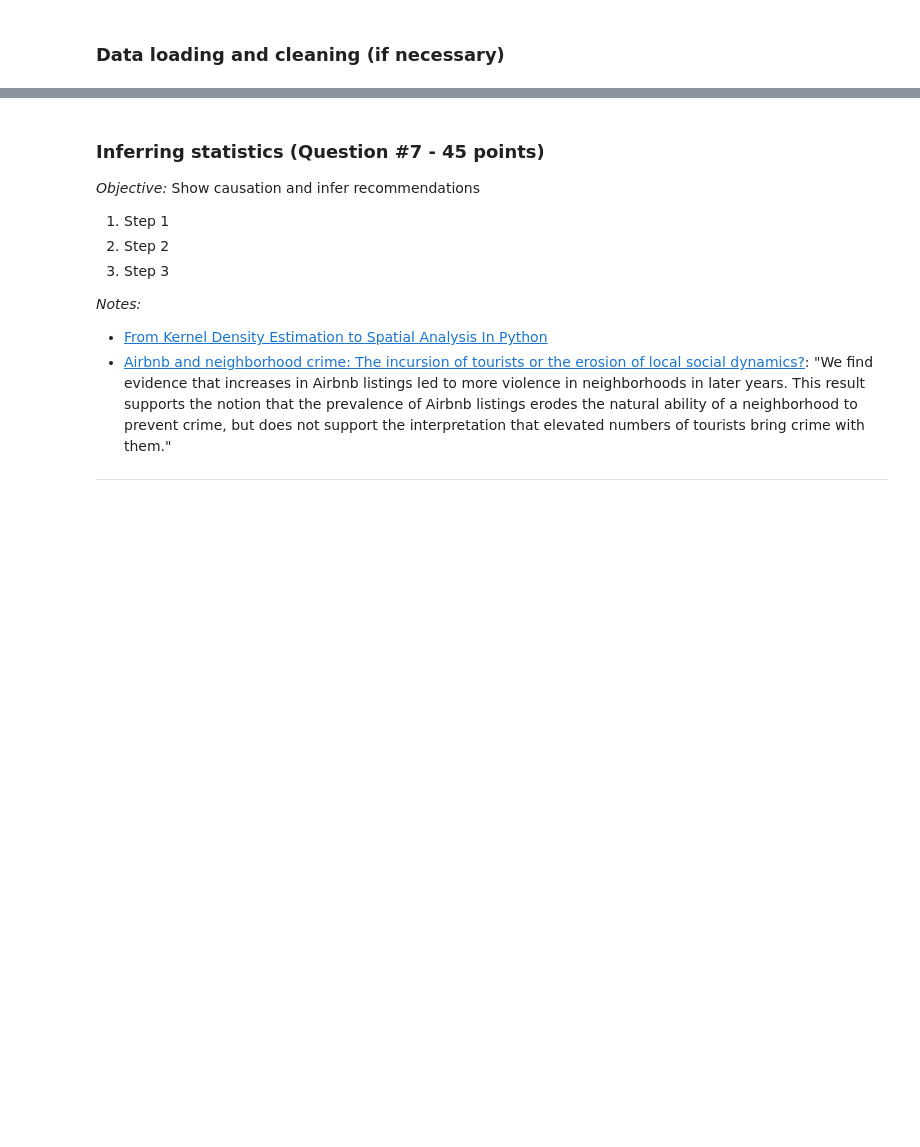
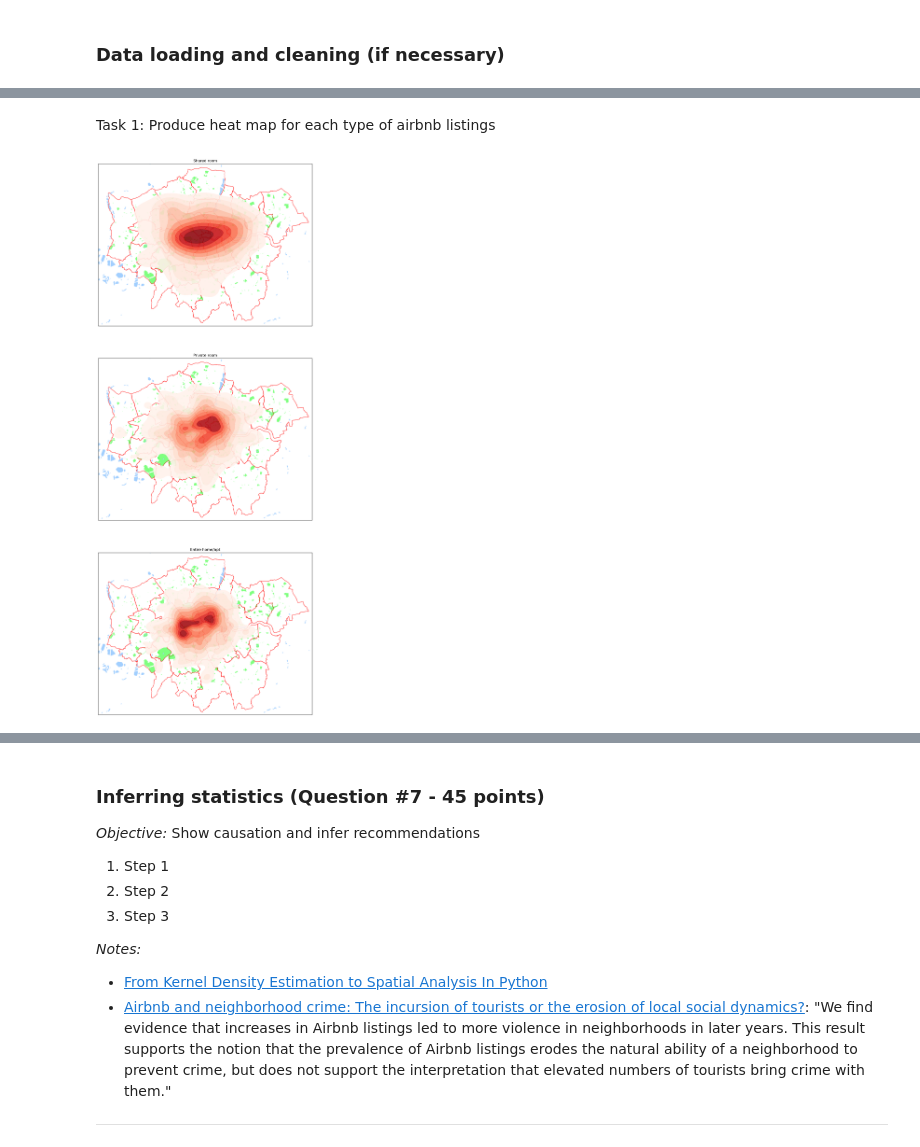
Before and after one commit to shaunhoang/fsds-group-cheers, a Jupyter notebook: main_code_graphs.ipynb, the cells around one changed output, grey strips where cells are left out. Cells and saved outputs as stored; diff of their text form; code cells hidden in the pictures; blank space fills up the shorter version.

```diff
--- a/main_code_graphs.ipynb
+++ b/main_code_graphs.ipynb
@@ -129,0 +238,51 @@ Task 5: Run Pearson correlations: (See QM practical 3-4)
+# %% [markdown]
+Task 1: Produce heat map for each type of airbnb listings
+# %%
+# kernel density estimation plot of listings for each room type on a map
+# ['Private room' 'Entire home/apt' 'Shared room']
+
+fig, (ax1,ax2,ax3) = plt.subplots(3,1, figsize=(48,32))
+
+
+for ax in fig.get_axes():
+    ax.axes.xaxis.set_visible(False)
+    ax.axes.yaxis.set_visible(False)
+    ax.set_xlim([501000, 563000])
+    ax.set_ylim([155000, 202000])
+    boros.plot(edgecolor='red', facecolor='None',ax=ax)
+    green.plot(edgecolor=None, facecolor=(0,1,0,0.5), ax=ax)
+    water.plot(edgecolor=None,facecolor='#a2cffe',ax=ax)
+
+
+# Create thresholds
+levels = [0.1,0.2,0.3,0.4,0.5,0.6,0.7,0.8,0.9,1]
+# Kernel Density Estimation
+
+kde = sns.kdeplot(
+    ax=ax1,
+    x=listings[listings.room_type=='Shared room'].geometry.x,
+    y=listings[listings.room_type=='Shared room'].geometry.y,
+    levels = levels, fill=True, cmap='Reds', alpha=0.9
+)
+
+kde = sns.kdeplot(
+    ax=ax2,
+    x=listings[listings.room_type=='Private room'].geometry.x,
+    y=listings[listings.room_type=='Private room'].geometry.y,
+    levels = levels, fill=True, cmap='Reds', alpha=0.9
+)
+
+kde = sns.kdeplot(
+    ax=ax3,
+    x=listings[listings.room_type=='Entire home/apt'].geometry.x,
+    y=listings[listings.room_type=='Entire home/apt'].geometry.y,
+    levels = levels, fill=True, cmap='Reds', alpha=0.9
+)
+
+ax1.set_title('Shared room')
+ax2.set_title('Private room')
+ax3.set_title('Entire home/apt')
+
+plt.show()
+# %% [output]
+[figure, added]
```
Also changed, not shown: parts of 42 cells of this notebook, 3 other files.
